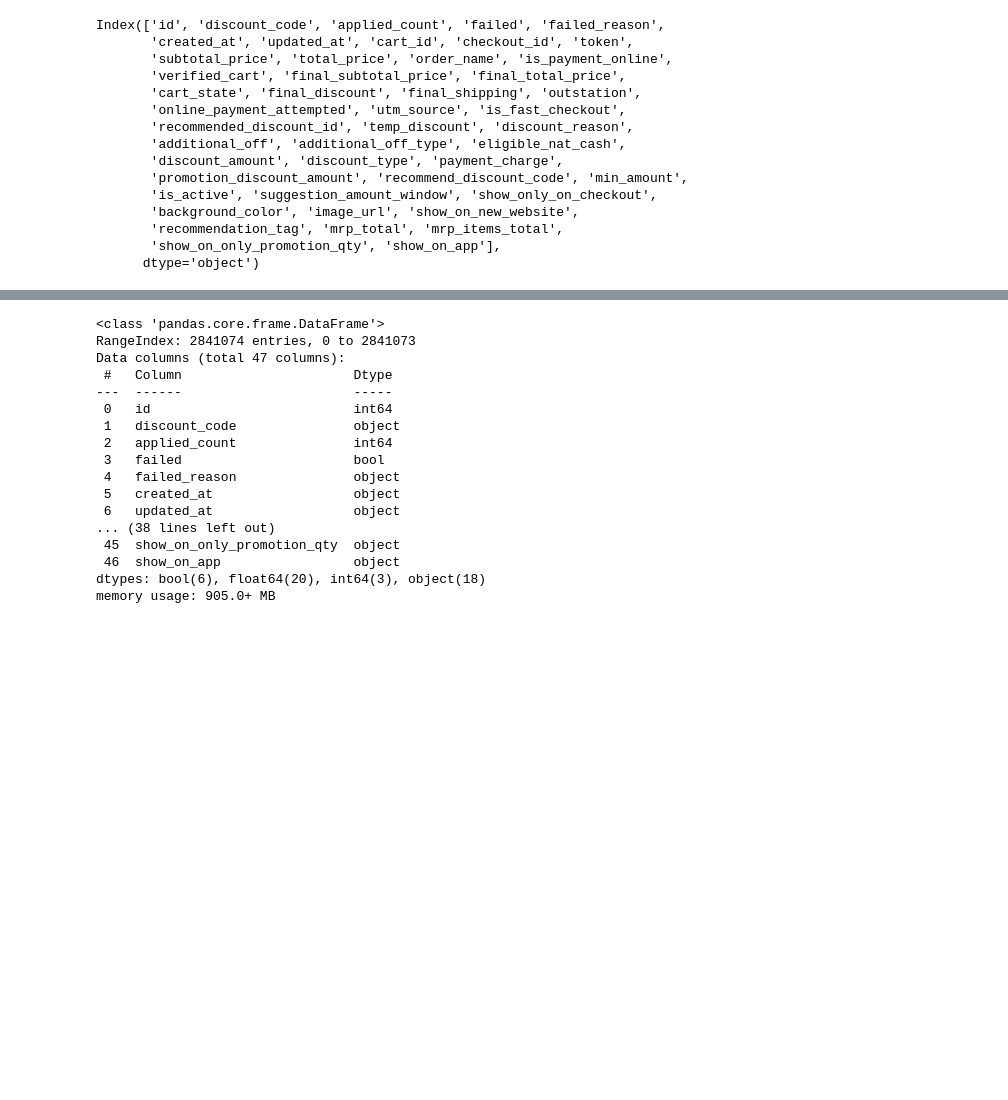
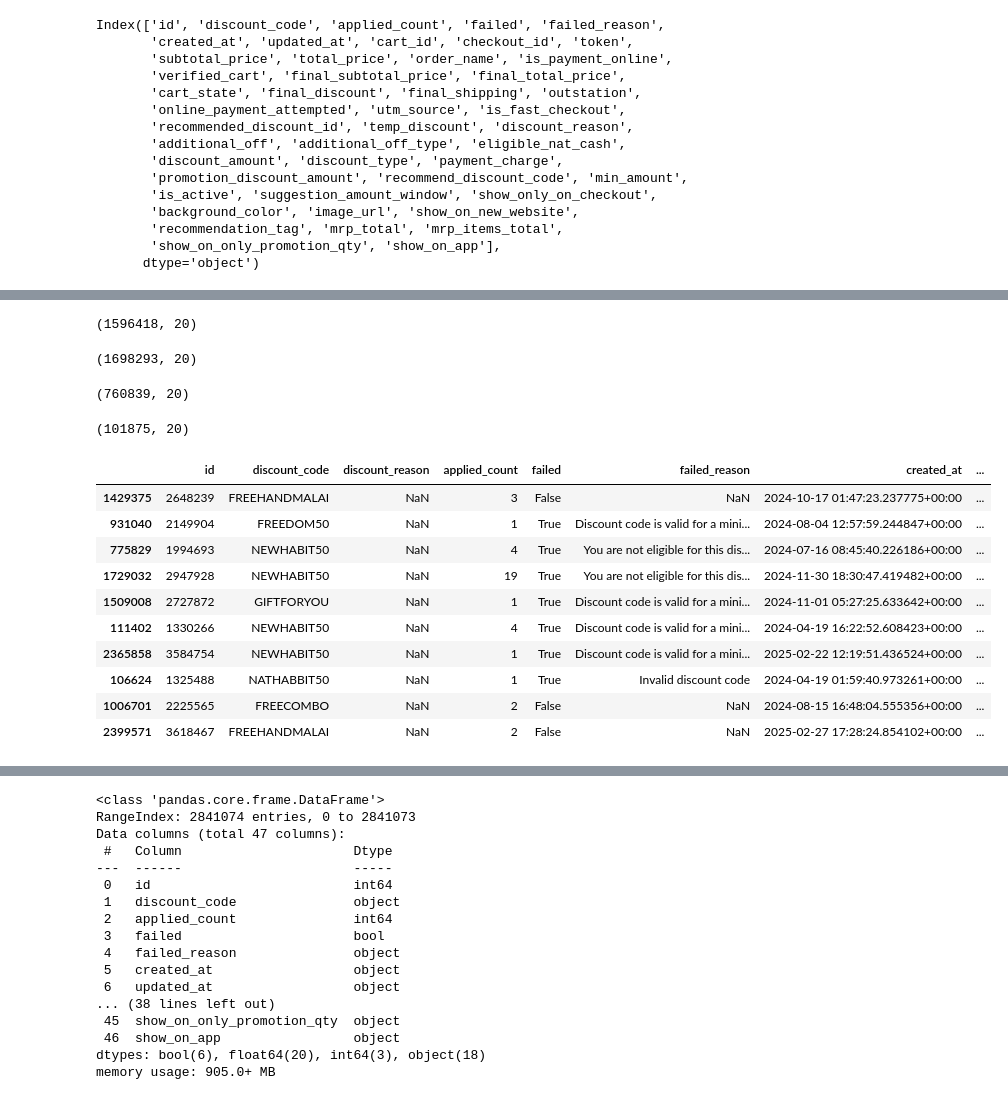
Before and after one commit to nhvishalsangralds/applied_discount_analysis, a Jupyter notebook: notebooks/ad-analysis.ipynb, the cells around one changed output, grey strips where cells are left out. Saved outputs shown, nothing was run; the diff lists cells and outputs as text; code cells hidden in the pictures; blank space fills up the shorter version.

```diff
--- a/notebooks/ad-analysis.ipynb
+++ b/notebooks/ad-analysis.ipynb
@@ -37,0 +271,2 @@ Index(['id', 'discount_code', 'applied_count', 'failed', 'failed_reason',
+# %%
+df['updated_time'] = df['updated_at'].dt.time
@@ -37,0 +320,20 @@ Index(['id', 'discount_code', 'applied_count', 'failed', 'failed_reason',
+# %%
+# Extract year and month
+df['year_month'] = df['created_at'].dt.to_period('M')
+
+# Group by month and coupon_code, count usage
+monthly_failure_reason = (
+    df.groupby(['year_month', 'failed_reason'])
+    .size()
+    .reset_index(name='usage_count')
+)
+
+# Sort by month and count
+monthly_failure_reason = monthly_failure_reason.sort_values(['year_month', 'usage_count'], ascending=[True, False])
+
+# Get top 10 coupons per month
+top_10_failure_reason = (
+    monthly_failure_reason
+    .groupby('year_month')
+    .head(10)
+)
@@ -37,0 +462,32 @@ Index(['id', 'discount_code', 'applied_count', 'failed', 'failed_reason',
+# %%
+filtered_df_2.shape
+# %% [output]
+(1596418, 20)
+# %%
+order_placed.shape
+# %% [output]
+(1698293, 20)
+# %%
+filtered_df.shape
+# %% [output]
+(760839, 20)
+# %%
+filtered_df_3 = df[(df['cart_state'] == 'orderPlaced') & (df['discount_reason'].isnull())]
+# %%
+filtered_df_3.shape
+# %% [output]
+(101875, 20)
+# %%
+filtered_df_3.sample(10)
+# %% [output]
+|  | id | discount_code | discount_reason | applied_count | failed | failed_reason | created_at | ... |
+| 1429375 | 2648239 | FREEHANDMALAI | NaN | 3 | False | NaN | 2024-10-17 01:47:23.237775+00:00 | ... |
+| 931040 | 2149904 | FREEDOM50 | NaN | 1 | True | Discount code is valid for a mini... | 2024-08-04 12:57:59.244847+00:00 | ... |
+| 775829 | 1994693 | NEWHABIT50 | NaN | 4 | True | You are not eligible for this dis... | 2024-07-16 08:45:40.226186+00:00 | ... |
+| 1729032 | 2947928 | NEWHABIT50 | NaN | 19 | True | You are not eligible for this dis... | 2024-11-30 18:30:47.419482+00:00 | ... |
+| 1509008 | 2727872 | GIFTFORYOU | NaN | 1 | True | Discount code is valid for a mini... | 2024-11-01 05:27:25.633642+00:00 | ... |
+| 111402 | 1330266 | NEWHABIT50 | NaN | 4 | True | Discount code is valid for a mini... | 2024-04-19 16:22:52.608423+00:00 | ... |
+| 2365858 | 3584754 | NEWHABIT50 | NaN | 1 | True | Discount code is valid for a mini... | 2025-02-22 12:19:51.436524+00:00 | ... |
+| 106624 | 1325488 | NATHABBIT50 | NaN | 1 | True | Invalid discount code | 2024-04-19 01:59:40.973261+00:00 | ... |
+| 1006701 | 2225565 | FREECOMBO | NaN | 2 | False | NaN | 2024-08-15 16:48:04.555356+00:00 | ... |
+| 2399571 | 3618467 | FREEHANDMALAI | NaN | 2 | False | NaN | 2025-02-27 17:28:24.854102+00:00 | ... |
```
Also changed, not shown: parts of 73 cells of this notebook, 6 other files.
